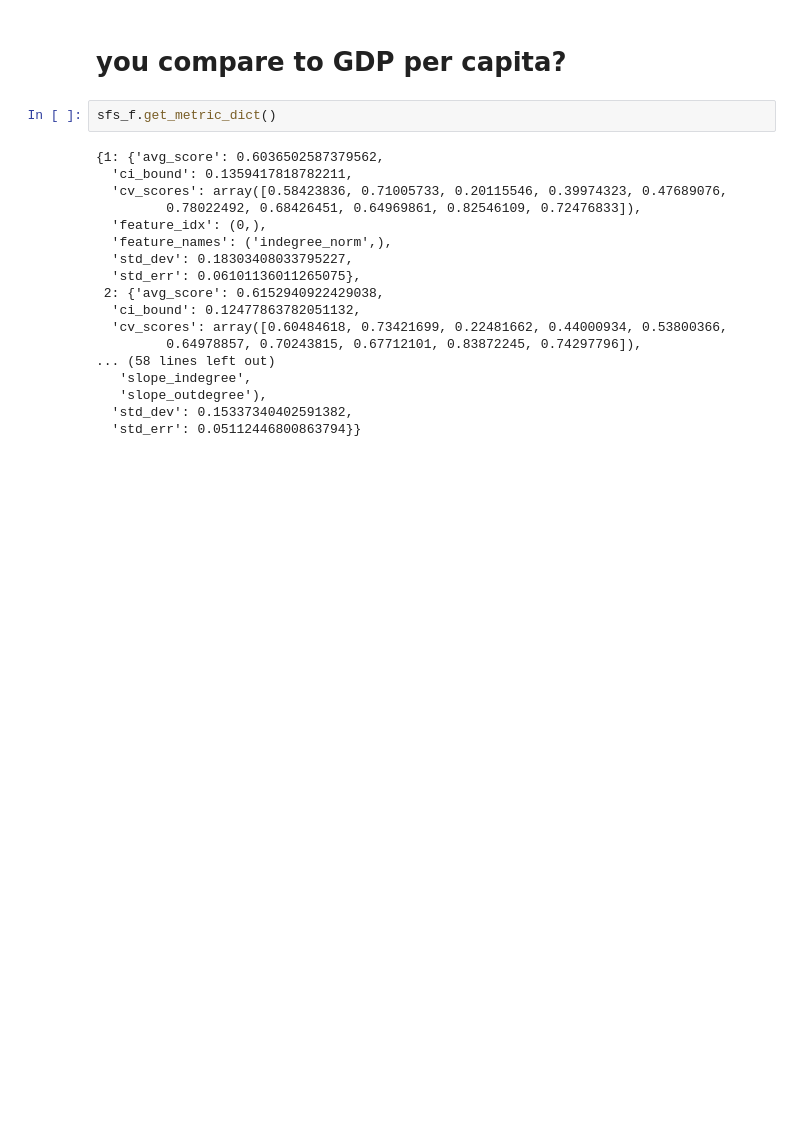
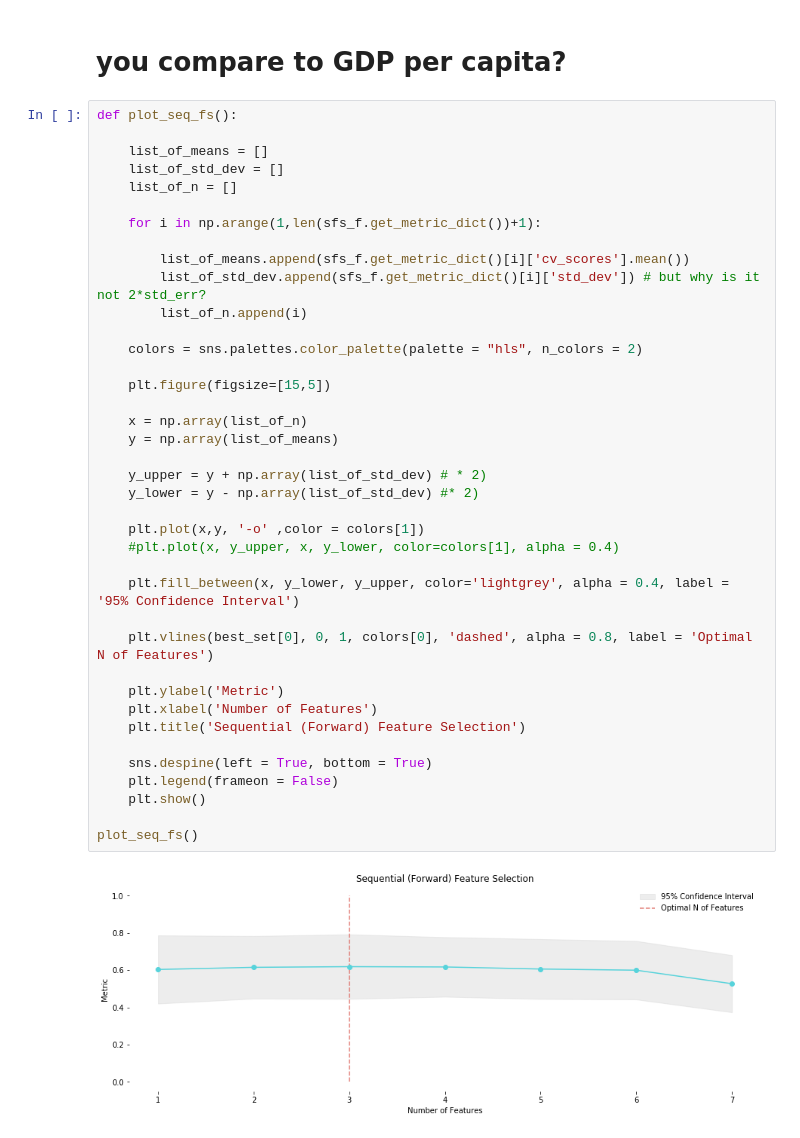
Before and after one commit to Polichinel/SNA, a Jupyter notebook: prediction_py.ipynb, the cells around one changed output. Drawn from its saved outputs; the diff is of its cells as text; blank space fills up the shorter version.

```diff
--- a/prediction_py.ipynb
+++ b/prediction_py.ipynb
@@ -141,22 +147,43 @@ plt.show()
 # %% [markdown]
 # you compare to GDP per capita?
-# %%
-sfs_f.get_metric_dict()
-# %% [output]
-{1: {'avg_score': 0.6036502587379562,
-  'ci_bound': 0.1359417818782211,
-  'cv_scores': array([0.58423836, 0.71005733, 0.20115546, 0.39974323, 0.47689076,
-         0.78022492, 0.68426451, 0.64969861, 0.82546109, 0.72476833]),
-  'feature_idx': (0,),
-  'feature_names': ('indegree_norm',),
-  'std_dev': 0.18303408033795227,
-  'std_err': 0.06101136011265075},
- 2: {'avg_score': 0.6152940922429038,
-  'ci_bound': 0.12477863782051132,
-  'cv_scores': array([0.60484618, 0.73421699, 0.22481662, 0.44000934, 0.53800366,
-         0.64978857, 0.70243815, 0.67712101, 0.83872245, 0.74297796]),
-... (58 lines left out)
-   'slope_indegree',
-   'slope_outdegree'),
-  'std_dev': 0.15337340402591382,
-  'std_err': 0.05112446800863794}}
+# %%
+def plot_seq_fs():
+
+    list_of_means = []
+    list_of_std_dev = []
+    list_of_n = []
+
+    for i in np.arange(1,len(sfs_f.get_metric_dict())+1):
+
+        list_of_means.append(sfs_f.get_metric_dict()[i]['cv_scores'].mean())
+        list_of_std_dev.append(sfs_f.get_metric_dict()[i]['std_dev']) # but why is it not 2*std_err?
+        list_of_n.append(i)
+
+    colors = sns.palettes.color_palette(palette = "hls", n_colors = 2)
+
+    plt.figure(figsize=[15,5])
+
+    x = np.array(list_of_n)
+    y = np.array(list_of_means)
+
+    y_upper = y + np.array(list_of_std_dev) # * 2)
+    y_lower = y - np.array(list_of_std_dev) #* 2)
+
+    plt.plot(x,y, '-o' ,color = colors[1])
+    #plt.plot(x, y_upper, x, y_lower, color=colors[1], alpha = 0.4)
+
+    plt.fill_between(x, y_lower, y_upper, color='lightgrey', alpha = 0.4, label = '95% Confidence Interval')
+
+    plt.vlines(best_set[0], 0, 1, colors[0], 'dashed', alpha = 0.8, label = 'Optimal N of Features')
+
+    plt.ylabel('Metric')
+    plt.xlabel('Number of Features')
+    plt.title('Sequential (Forward) Feature Selection')
+
+    sns.despine(left = True, bottom = True)
+    plt.legend(frameon = False)
+    plt.show()
+
+plot_seq_fs()
+# %% [output]
+[figure, added]
```
Also changed, not shown: parts of 6 cells of this notebook.
